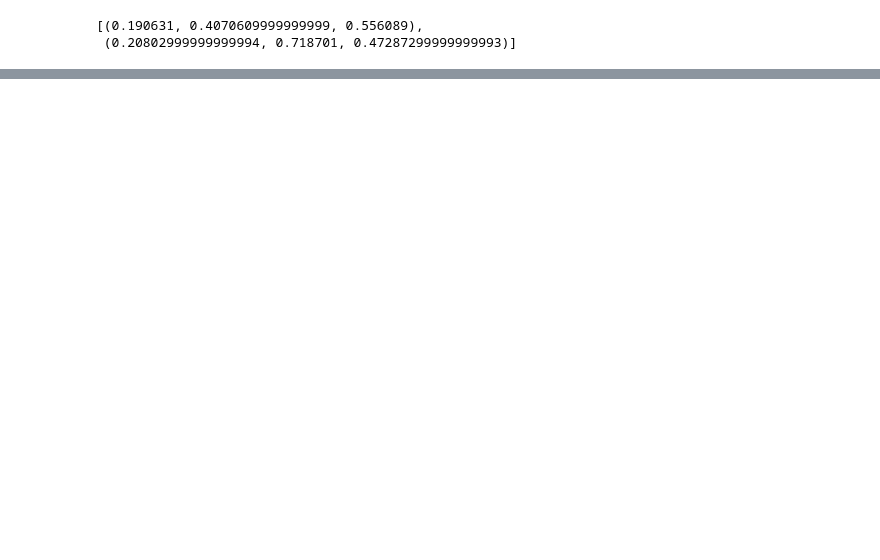
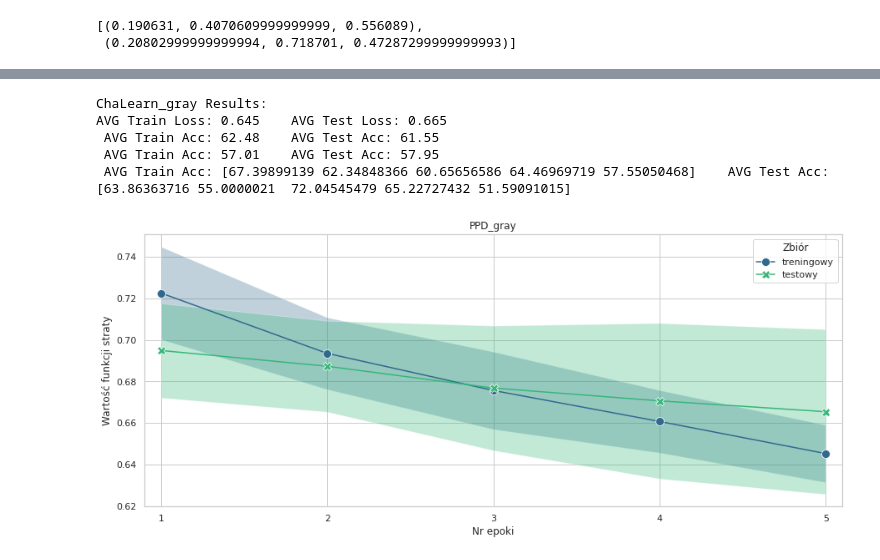
Before and after one commit to Krl1/PersonalityPrediction, a Jupyter notebook: plot_results.ipynb, the cells around one changed output, grey strips where cells are left out. Saved outputs shown, nothing was run; the diff lists cells and outputs as text; code cells hidden in the pictures; blank space fills up the shorter version.

```diff
--- a/plot_results.ipynb
+++ b/plot_results.ipynb
@@ -98,0 +130,36 @@ KeyError: 'train_acc_ocean'
+# %%
+def plot_results2(results, plot_data):
+    epochs = results[f'test_{plot_data}'].shape[0]
+    plt.figure(figsize=(15,6))
+    ax = sns.lineplot(data=results[[f'train_{plot_data}', f'test_{plot_data}']], markers=True, dashes=False, markersize=10)
+    ax.fill_between(np.arange(1, epochs+1), y1=results[f'train_{plot_data}'] - results[f'train_{plot_data}_std'], y2=results[f'train_{plot_data}'] + results[f'train_{plot_data}_std'], alpha=.3)
+    ax.fill_between(np.arange(1, epochs+1), y1=results[f'test_{plot_data}'] - results[f'test_{plot_data}_std'], y2=results[f'test_{plot_data}'] + results[f'test_{plot_data}_std'], alpha=.3)
+    ax.set(xlim=(1-epochs/50, epochs+epochs/50))
+    xticks = list(np.linspace(1,epochs+1, np.min([epochs, 12])).astype(np.int64)[:-1])
+    xticks.append(epochs)
+    ax.set_xticks(xticks)
+    ax.set_xlabel('Nr epoki')
+    ax.set_ylabel('Wartość funkcji straty')
+    # ax.set(ylim=(0,10))
+    ax.legend
+    title = 'PPD_' + model_name.split('_')[1] if model_name.split('_')[0] == 'ChaLearn' else model_name
+    plt.title(title)
+    plt.legend(title='Zbiór', loc='upper right', labels=['treningowy', 'testowy'])
+    plt.show()
+
+plot_data = 'loss' # acc - poprawny, acc_2 - sumujący poprzednie epoki
+for model_name in ['ChaLearn_gray']:
+    dict_path = f'results/{model_name}.pkl'
+    result_file = open(dict_path, "rb")
+    foldperf = pickle.load(result_file)
+    results = mean_results(foldperf, model_name)
+    results.set_index(np.arange(1, results.shape[0]+1), inplace=True)
+    # break
+    plot_results2(results, plot_data)
+# %% [output]
+ChaLearn_gray Results:
+AVG Train Loss: 0.645    AVG Test Loss: 0.665
+ AVG Train Acc: 62.48    AVG Test Acc: 61.55
+ AVG Train Acc: 57.01    AVG Test Acc: 57.95
+ AVG Train Acc: [67.39899139 62.34848366 60.65656586 64.46969719 57.55050468]    AVG Test Acc: [63.86363716 55.0000021  72.04545479 65.22727432 51.59091015]
+[figure, added]
```
Also changed, not shown: parts of 3 cells of this notebook, 12 other files.
